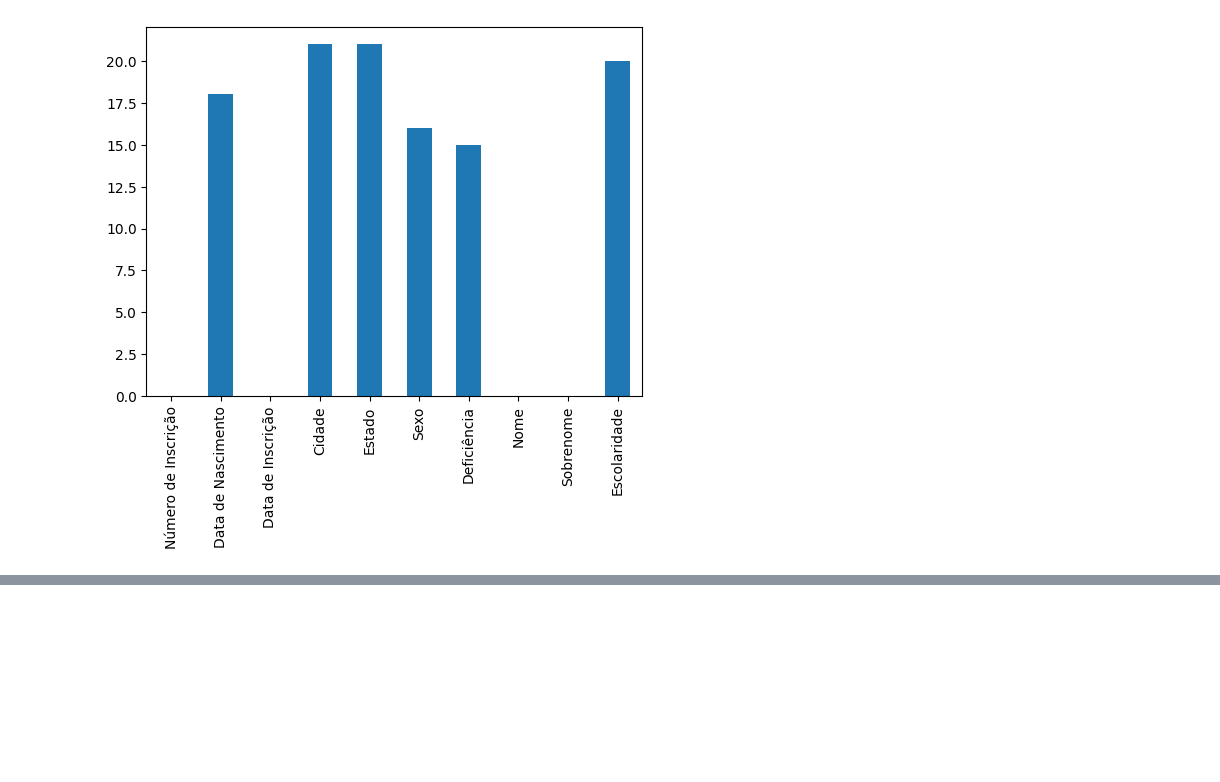
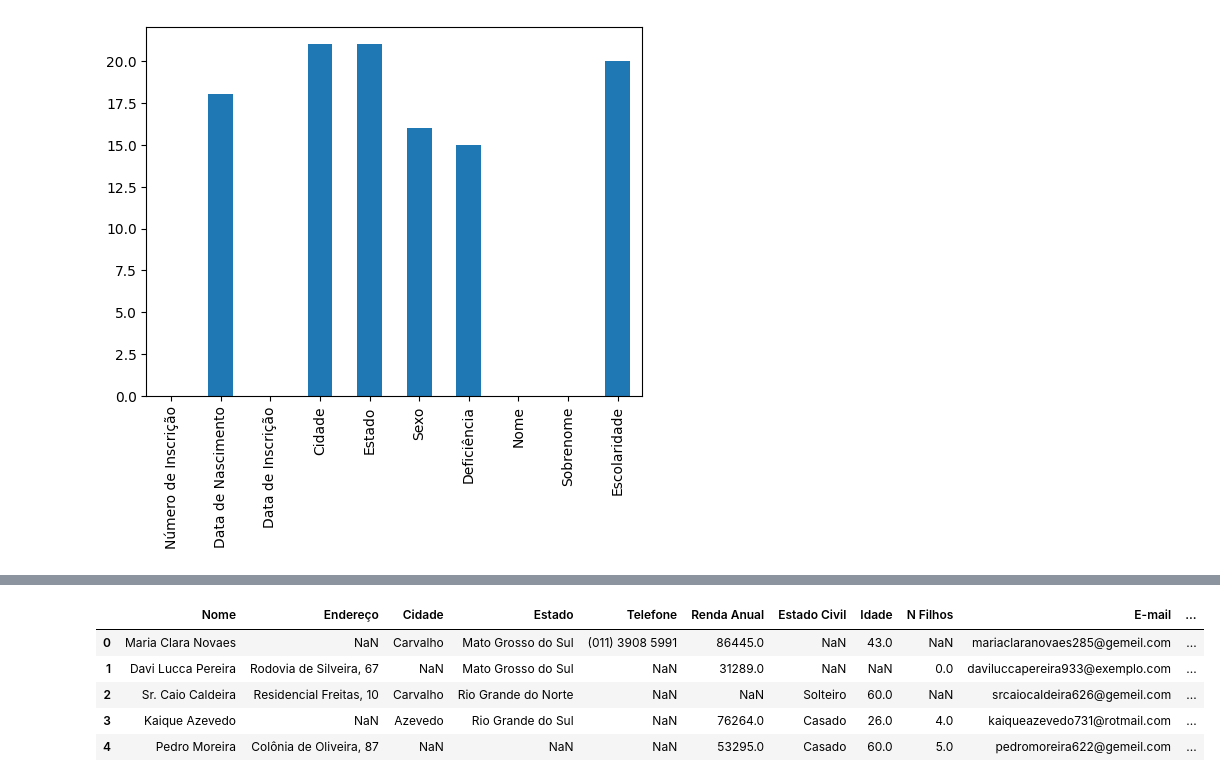
Before and after one commit to fiofana/bootcamp-data-analytics, a Jupyter notebook: pandas/Python_para_Dados_Pandas.ipynb, the cells around one changed output, grey strips where cells are left out. Cells and saved outputs as stored; diff of their text form; code cells hidden in the pictures; blank space fills up the shorter version.

```diff
--- a/pandas/Python_para_Dados_Pandas.ipynb
+++ b/pandas/Python_para_Dados_Pandas.ipynb
@@ -836,0 +980,13 @@ pct_ausentes.plot(kind='bar')
+# %%
+# Removendo colunas irrelevantes para o cenário
+df_hillo = df_research.copy()
+
+drop_hillo = ['Moradia',
+              'Restrição alimentar',
+              'Usa protetor solar diariamente',
+              'Vai na Praia Mensalmente',
+              'Faz Academia',
+              'Compra e Lê Livros Todos os Anos',
+              'Quantidade de Livros Comprados',
+              'Autor Favorito']
+df_hillo.drop(columns=drop_hillo, inplace=True)
@@ -836,0 +1000,18 @@ pct_ausentes.plot(kind='bar')
+# %%
+# Substituindo Todos, Nenhum, etc.
+df_hillo['Streaming'] = df_hillo['Streaming'].replace({'Todos': 'Globo Play e Netflix e HBO e Disney Plus e Crunchyroll'})
+df_hillo['Streaming'] = df_hillo['Streaming'].replace({'Netflix e Disney': 'Netflix e Disney Plus'})
+
+# Lidando com os 'Es'
+df_hillo_stream = df_hillo['Streaming'].str.get_dummies(sep=' e ')
+df_hillo = pd.concat([df_hillo, df_hillo_stream], axis=1)
+# %%
+df_hillo.drop(columns='Streaming', inplace=True)
+df_hillo.head()
+# %% [output]
+|  | Nome | Endereço | Cidade | Estado | Telefone | Renda Anual | Estado Civil | Idade | N Filhos | E-mail | ... |
+| 0 | Maria Clara Novaes | NaN | Carvalho | Mato Grosso do Sul | (011) 3908 5991 | 86445.0 | NaN | 43.0 | NaN | mariaclaranovaes285@gemeil.com | ... |
+| 1 | Davi Lucca Pereira | Rodovia de Silveira, 67 | NaN | Mato Grosso do Sul | NaN | 31289.0 | NaN | NaN | 0.0 | daviluccapereira933@exemplo.com | ... |
+| 2 | Sr. Caio Caldeira | Residencial Freitas, 10 | Carvalho | Rio Grande do Norte | NaN | NaN | Solteiro | 60.0 | NaN | srcaiocaldeira626@gemeil.com | ... |
+| 3 | Kaique Azevedo | NaN | Azevedo | Rio Grande do Sul | NaN | 76264.0 | Casado | 26.0 | 4.0 | kaiqueazevedo731@rotmail.com | ... |
+| 4 | Pedro Moreira | Colônia de Oliveira, 87 | NaN | NaN | NaN | 53295.0 | Casado | 60.0 | 5.0 | pedromoreira622@gemeil.com | ... |
```
Also changed, not shown: parts of 23 cells of this notebook.
